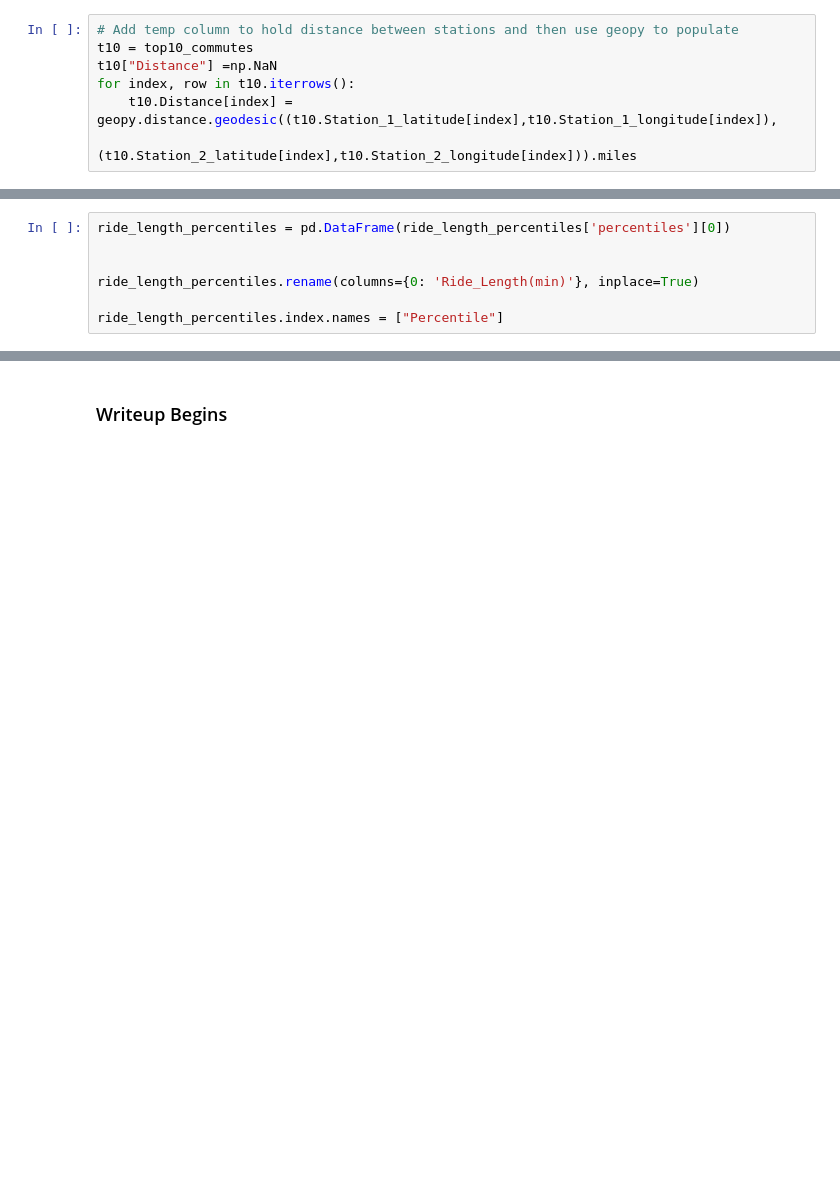
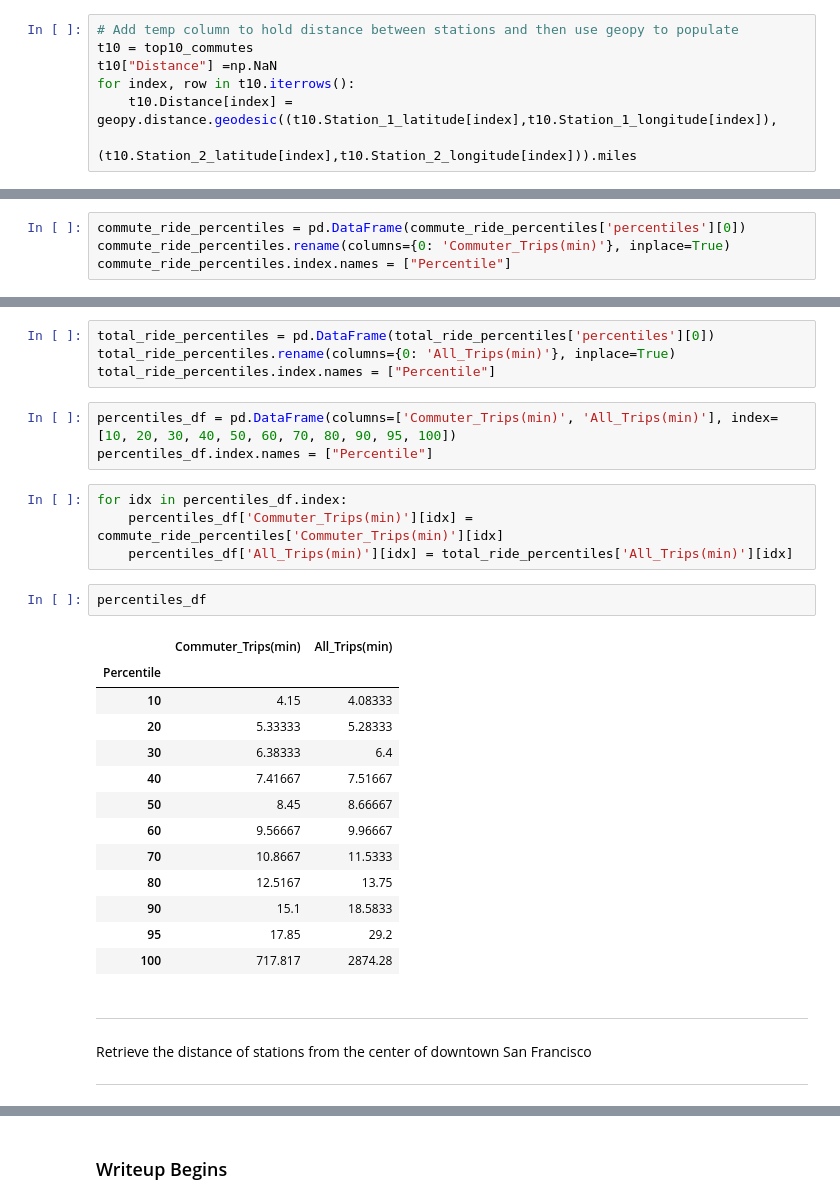
Before and after one commit to FuriousGeorge19/W205-project-1, a Jupyter notebook: Project_1.ipynb, the cells around one changed output, grey strips where cells are left out. Cells and saved outputs as stored; diff of their text form; blank space fills up the shorter version.

```diff
--- a/Project_1.ipynb
+++ b/Project_1.ipynb
@@ -278,8 +274,5 @@ WHERE
   AND (EXTRACT(DAYOFWEEK FROM start_date) BETWEEN 2 AND 6)
 # %%
-ride_length_percentiles = pd.DataFrame(ride_length_percentiles['percentiles'][0])
-
-
-ride_length_percentiles.rename(columns={0: 'Ride_Length(min)'}, inplace=True)
-
-ride_length_percentiles.index.names = ["Percentile"]
+commute_ride_percentiles = pd.DataFrame(commute_ride_percentiles['percentiles'][0])
+commute_ride_percentiles.rename(columns={0: 'Commuter_Trips(min)'}, inplace=True)
+commute_ride_percentiles.index.names = ["Percentile"]
@@ -305,0 +286,32 @@ for pct in range(10,101,10):
+# %%
+total_ride_percentiles = pd.DataFrame(total_ride_percentiles['percentiles'][0])
+total_ride_percentiles.rename(columns={0: 'All_Trips(min)'}, inplace=True)
+total_ride_percentiles.index.names = ["Percentile"]
+# %%
+percentiles_df = pd.DataFrame(columns=['Commuter_Trips(min)', 'All_Trips(min)'], index=[10, 20, 30, 40, 50, 60, 70, 80, 90, 95, 100])
+percentiles_df.index.names = ["Percentile"]
+# %%
+for idx in percentiles_df.index:
+    percentiles_df['Commuter_Trips(min)'][idx] = commute_ride_percentiles['Commuter_Trips(min)'][idx]
+    percentiles_df['All_Trips(min)'][idx] = total_ride_percentiles['All_Trips(min)'][idx]
+# %%
+percentiles_df
+# %% [output]
+|  | Commuter_Trips(min) | All_Trips(min) |
+| Percentile |  |  |
+| 10 | 4.15 | 4.08333 |
+| 20 | 5.33333 | 5.28333 |
+| 30 | 6.38333 | 6.4 |
+| 40 | 7.41667 | 7.51667 |
+| 50 | 8.45 | 8.66667 |
+| 60 | 9.56667 | 9.96667 |
+| 70 | 10.8667 | 11.5333 |
+| 80 | 12.5167 | 13.75 |
+| 90 | 15.1 | 18.5833 |
+| 95 | 17.85 | 29.2 |
+| 100 | 717.817 | 2874.28 |
+# %% [markdown]
+***
+Retrieve the distance of stations from the center of downtown San Francisco
+
+***
```
Also changed, not shown: parts of 19 cells of this notebook.
